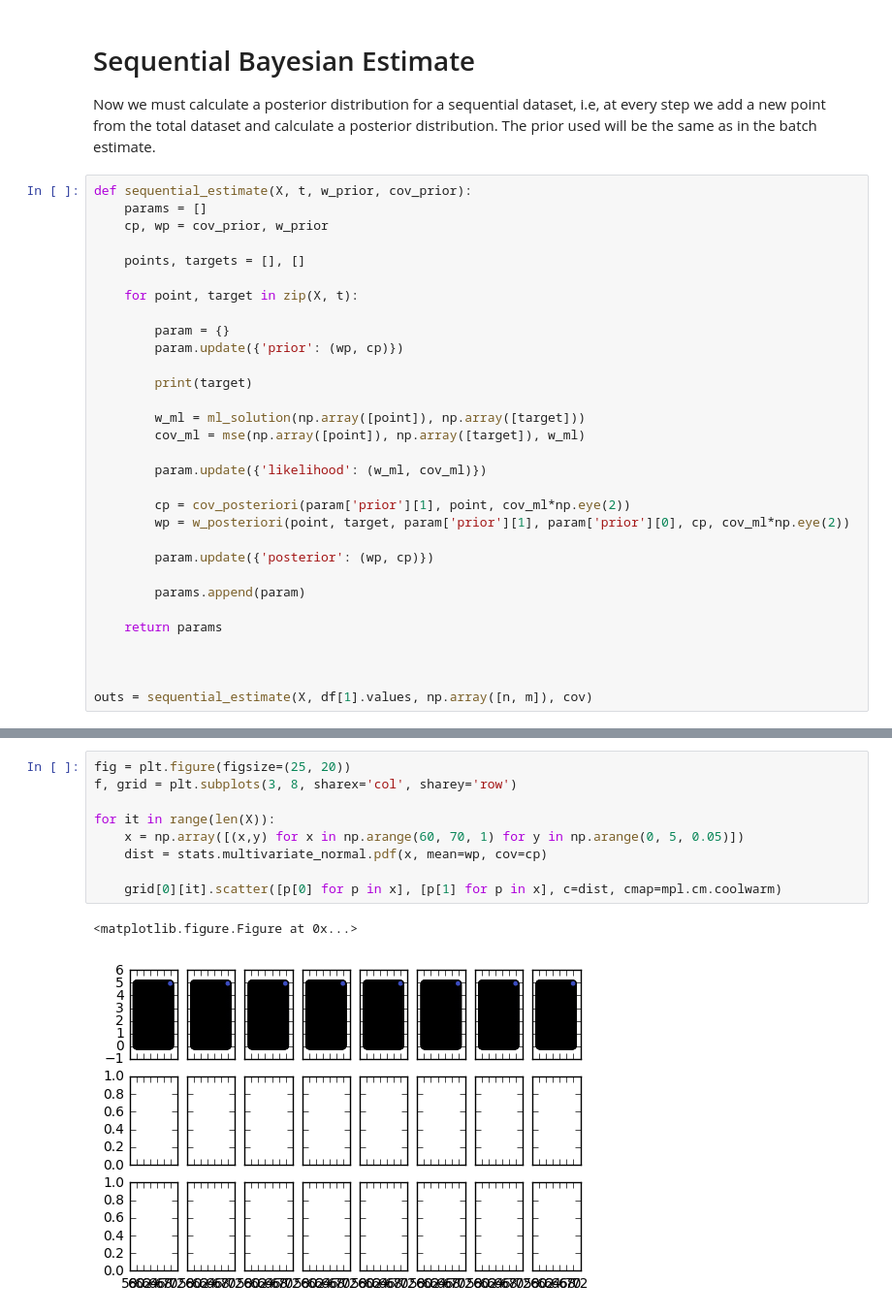
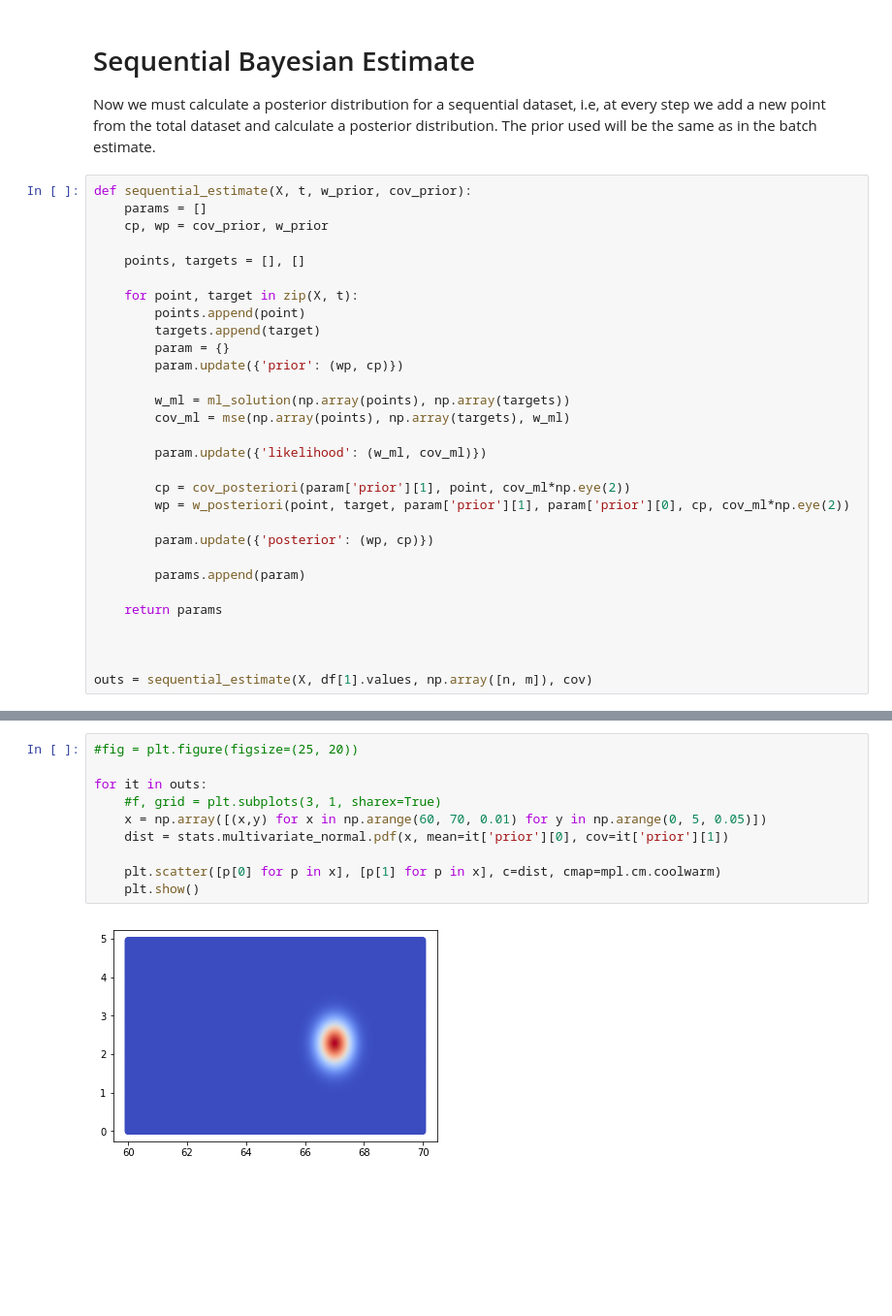
Before and after one commit to phgcarva/atai-notebooks-machine-learning, a Jupyter notebook: 05 - Bayesian Regression/Exercise 01.ipynb, the cells around one changed output, grey strips where cells are left out. Shown: that part at 97% size. Drawn from its saved outputs; the diff is of its cells as text; blank space fills up the shorter version.

```diff
--- a/05 - Bayesian Regression/Exercise 01.ipynb
+++ b/05 - Bayesian Regression/Exercise 01.ipynb
@@ -170,14 +170,13 @@ def sequential_estimate(X, t, w_prior, cov_prior):
     points, targets = [], []
 
     for point, target in zip(X, t):
-
+        points.append(point)
+        targets.append(target)
         param = {}
         param.update({'prior': (wp, cp)})
 
-        print(target)
-
-        w_ml = ml_solution(np.array([point]), np.array([target]))
-        cov_ml = mse(np.array([point]), np.array([target]), w_ml)
+        w_ml = ml_solution(np.array(points), np.array(targets))
+        cov_ml = mse(np.array(points), np.array(targets), w_ml)
 
         param.update({'likelihood': (w_ml, cov_ml)})
 
@@ -205,12 +195,12 @@ outs = sequential_estimate(X, df[1].values, np.array([n, m]), cov)
 # %%
-fig = plt.figure(figsize=(25, 20))
-f, grid = plt.subplots(3, 8, sharex='col', sharey='row')
+#fig = plt.figure(figsize=(25, 20))
 
-for it in range(len(X)):
-    x = np.array([(x,y) for x in np.arange(60, 70, 1) for y in np.arange(0, 5, 0.05)])
-    dist = stats.multivariate_normal.pdf(x, mean=wp, cov=cp)
+for it in outs:
+    #f, grid = plt.subplots(3, 1, sharex=True)
+    x = np.array([(x,y) for x in np.arange(60, 70, 0.01) for y in np.arange(0, 5, 0.05)])
+    dist = stats.multivariate_normal.pdf(x, mean=it['prior'][0], cov=it['prior'][1])
 
-    grid[0][it].scatter([p[0] for p in x], [p[1] for p in x], c=dist, cmap=mpl.cm.coolwarm)
+    plt.scatter([p[0] for p in x], [p[1] for p in x], c=dist, cmap=mpl.cm.coolwarm)
+    plt.show()
 # %% [output]
-<matplotlib.figure.Figure at 0x...>
-[figure, old version]
+[figure, new version]
```
Also changed, not shown: parts of 10 cells of this notebook, 1 other file.
